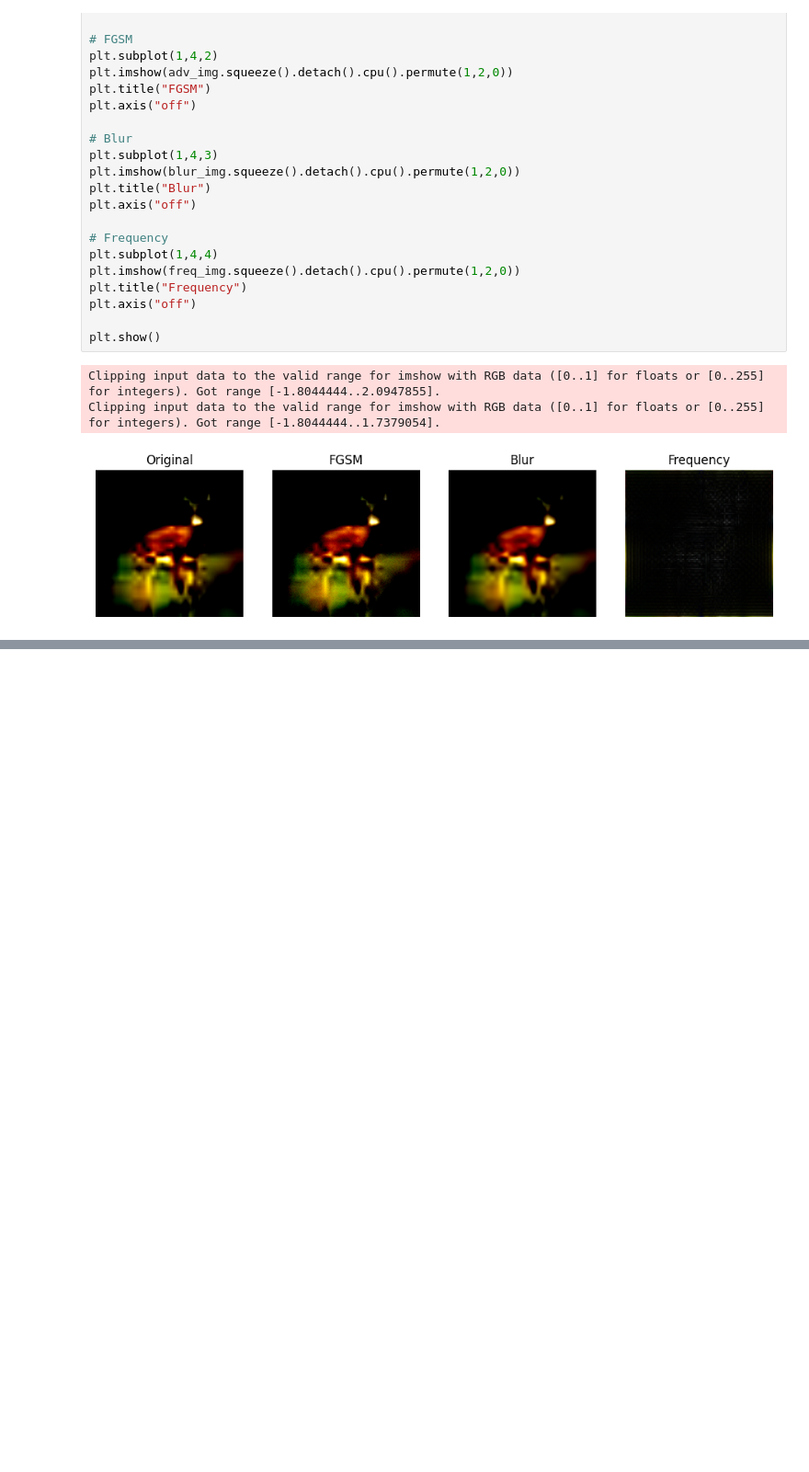
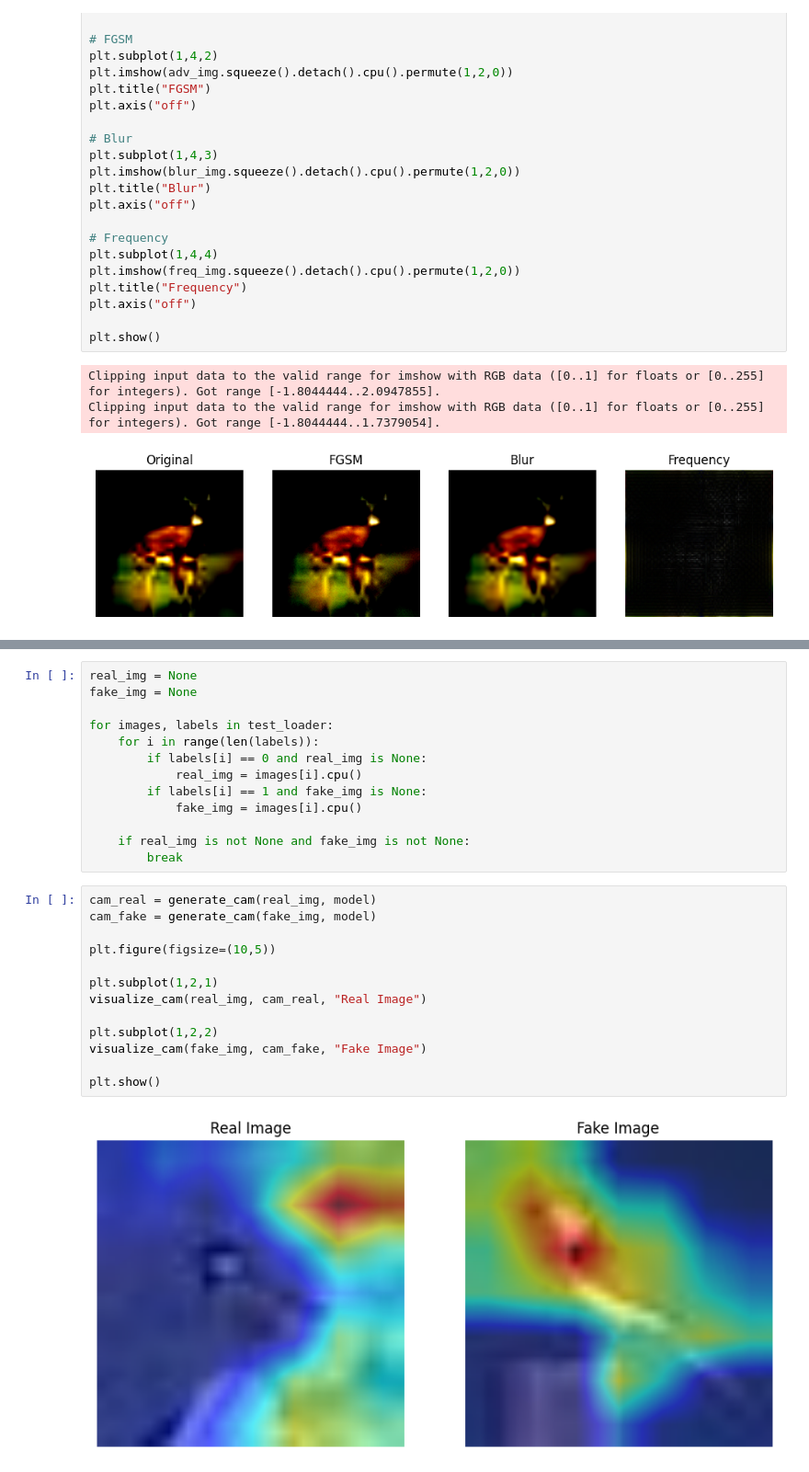
Before and after one commit to kaviya-ns/Deep-Shield, a Jupyter notebook: main.ipynb, the cells around one changed output, grey strips where cells are left out. Shown at 92% size. Cells and saved outputs as stored; diff of their text form; blank space fills up the shorter version.

```diff
--- a/main.ipynb
+++ b/main.ipynb
@@ -830,0 +981,28 @@ Clipping input data to the valid range for imshow with RGB data ([0..1] for floa
+# %%
+real_img = None
+fake_img = None
+
+for images, labels in test_loader:
+    for i in range(len(labels)):
+        if labels[i] == 0 and real_img is None:
+            real_img = images[i].cpu()
+        if labels[i] == 1 and fake_img is None:
+            fake_img = images[i].cpu()
+
+    if real_img is not None and fake_img is not None:
+        break
+# %%
+cam_real = generate_cam(real_img, model)
+cam_fake = generate_cam(fake_img, model)
+
+plt.figure(figsize=(10,5))
+
+plt.subplot(1,2,1)
+visualize_cam(real_img, cam_real, "Real Image")
+
+plt.subplot(1,2,2)
+visualize_cam(fake_img, cam_fake, "Fake Image")
+
+plt.show()
+# %% [output]
+[figure, added]
```
Also changed, not shown: parts of 17 cells of this notebook.
